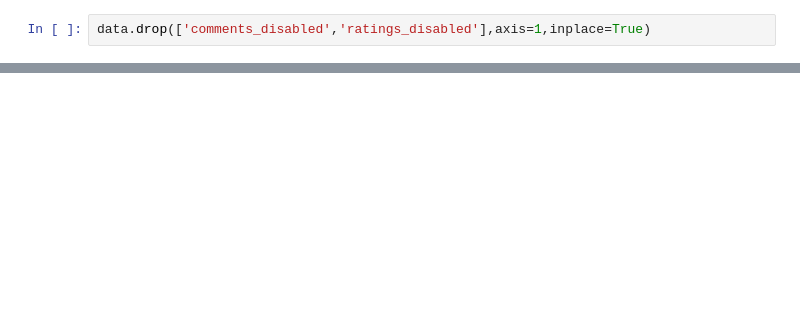
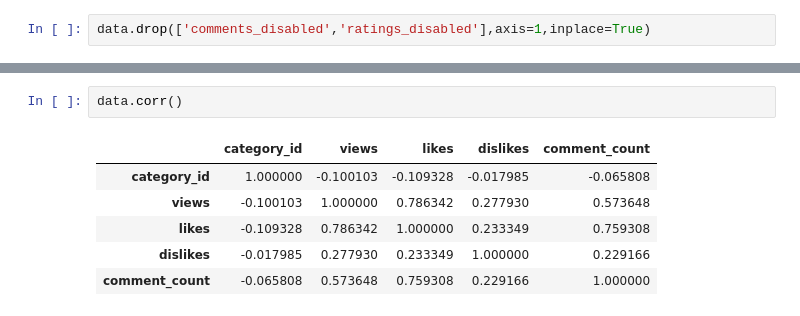
Before and after one commit to Programmer-RD-AI-Archive/Trying-To-Predict-Likes-and-Dislikes-and-Views-In-text-and-Image, a Jupyter notebook: Model/data/analytics.ipynb, the cells around one changed output, grey strips where cells are left out. Saved outputs shown, nothing was run; the diff lists cells and outputs as text; blank space fills up the shorter version.

```diff
--- a/Model/data/analytics.ipynb
+++ b/Model/data/analytics.ipynb
@@ -215,0 +261,9 @@ data.drop(['comments_disabled','ratings_disabled'],axis=1,inplace=True)
+# %%
+data.corr()
+# %% [output]
+|  | category_id | views | likes | dislikes | comment_count |
+| category_id | 1.000000 | -0.100103 | -0.109328 | -0.017985 | -0.065808 |
+| views | -0.100103 | 1.000000 | 0.786342 | 0.277930 | 0.573648 |
+| likes | -0.109328 | 0.786342 | 1.000000 | 0.233349 | 0.759308 |
+| dislikes | -0.017985 | 0.277930 | 0.233349 | 1.000000 | 0.229166 |
+| comment_count | -0.065808 | 0.573648 | 0.759308 | 0.229166 | 1.000000 |
```
Also changed, not shown: parts of 9 cells of this notebook.
